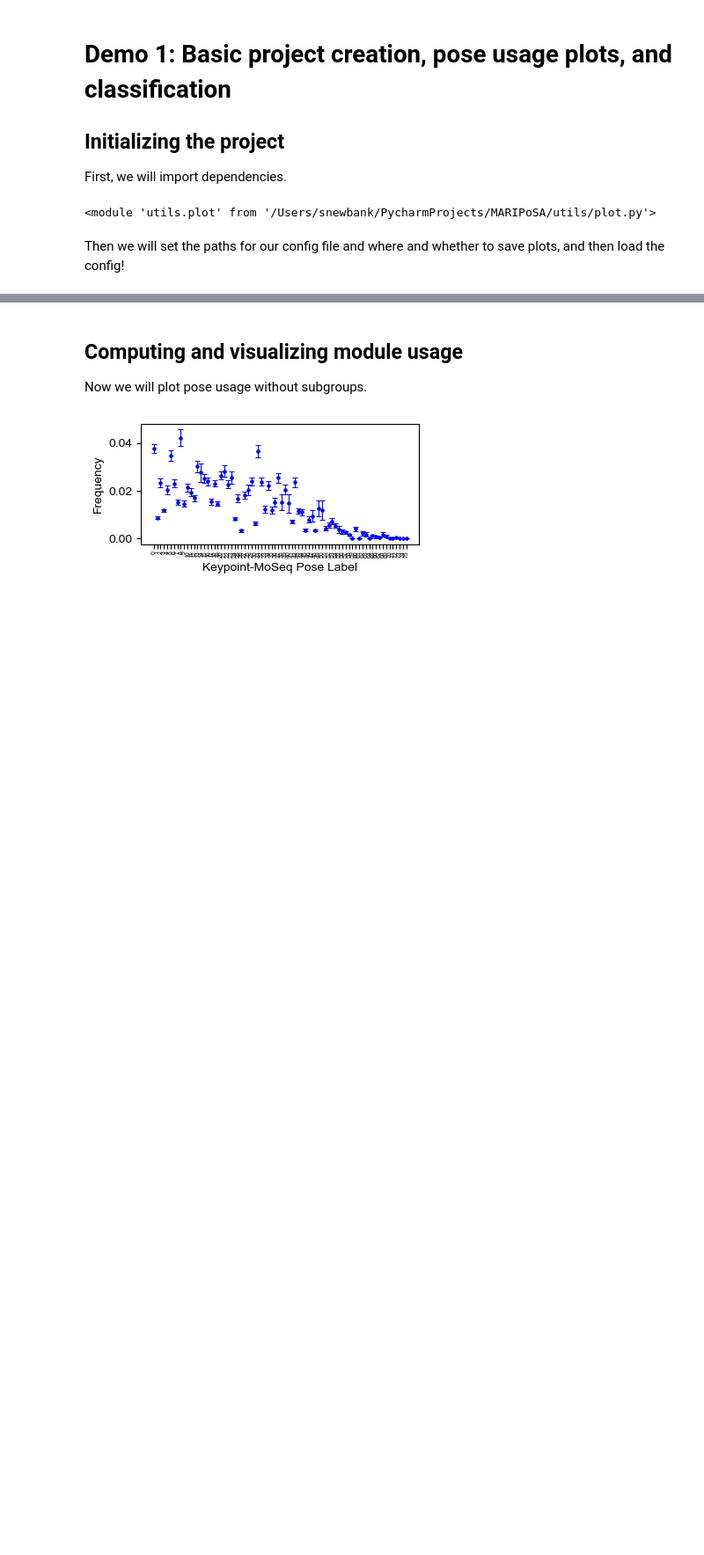
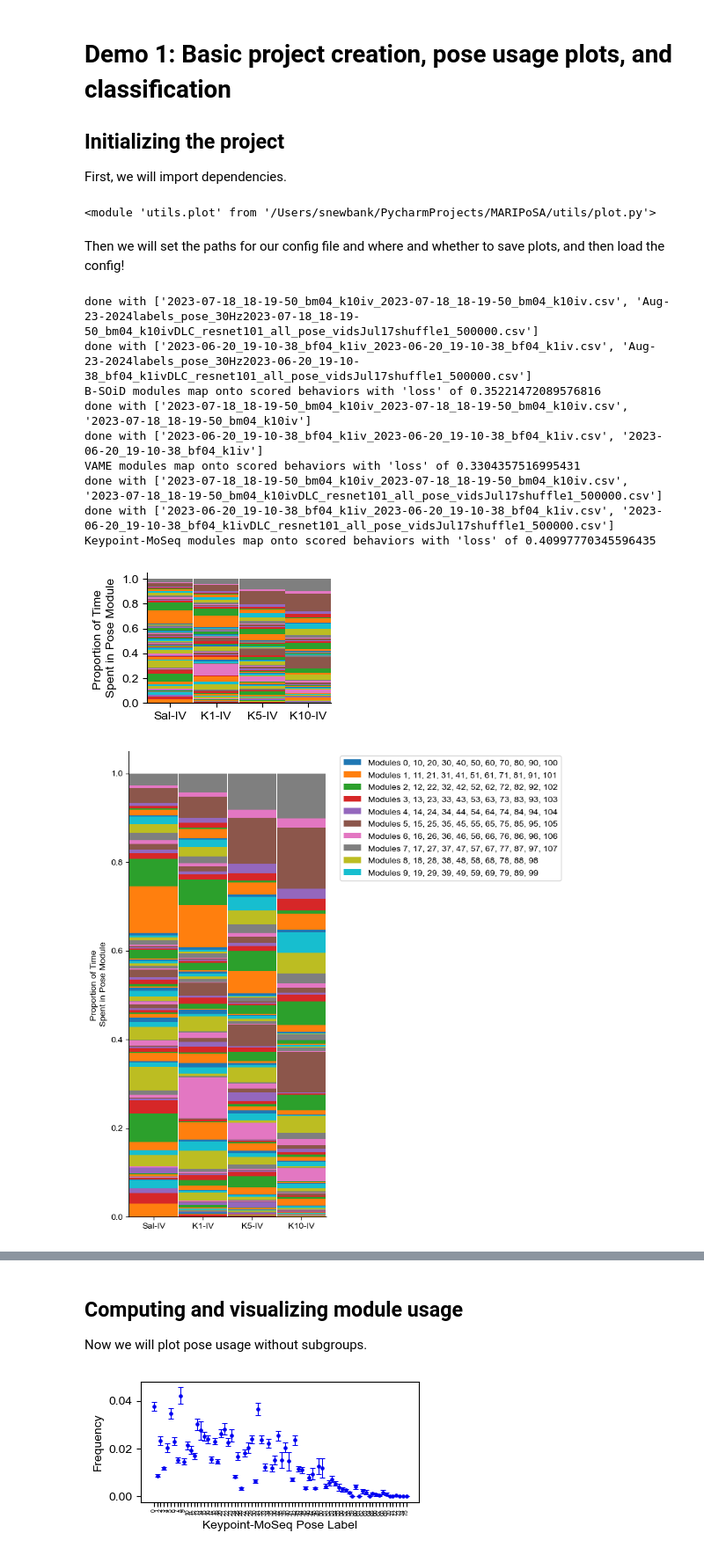
Before and after one commit to s-ewbank/MARIPoSA, a Jupyter notebook: demo/demo1_start.ipynb, the cells around one changed output, grey strips where cells are left out. Shown at 88% size. Cells and saved outputs as stored; diff of their text form; code cells hidden in the pictures; blank space fills up the shorter version.

```diff
--- a/demo/demo1_start.ipynb
+++ b/demo/demo1_start.ipynb
@@ -45,3 +45,47 @@ save=False
 
 #Load config
 config = metadata.load_project(config_path)
+# %%
+importlib.reload(plot)
+selected_subgroups=["saliv","k1iv","k5iv","k10iv"]
+alt_xticks=["Sal-IV","K1-IV","K5-IV","K10-IV"]
+
+figW=3
+figH=2
+
+for dset in range(3):
+    config_path=config_paths[dset]
+    save_path=save_paths[dset]
+    save=True
+
+    #Load config
+    config = metadata.load_project(config_path)
+
+    labels_df, n_modules = analysis.label_counter_subgroups(config,0,1200,selected_subgroups=selected_subgroups)
+
+    BORIS_to_pose_mat, BORIS_to_pose_mat_normalized, loss = analysis.BORIS_to_pose(config)
+    analysis.make_remappings_from_BORIS(config,BORIS_to_pose_mat=BORIS_to_pose_mat)
+    fig = plot.plot_module_usage_stacked(config,labels_df,0,1200,alt_xticks=alt_xticks,figW=figW,figH=figH,legend=False)
+    if save==True:
+        plt.savefig(save_path+"stacked_doseresp_usage.png",transparent=True, dpi=500)
+    fig = plot.plot_module_usage_stacked(config,labels_df,0,1200,alt_xticks=alt_xticks,figW=8,figH=8)
+    if save==True:
+        plt.savefig(save_path+"stacked_doseresp_usage_LEGEND.png",transparent=True, dpi=500)
+    fig = plot.plot_module_usage_stacked(config,labels_df,0,1200,alt_xticks=alt_xticks,BORIS_to_pose_mat=BORIS_to_pose_mat,figW=figW,figH=figH,legend=False)
+    if save==True:
+        plt.savefig(save_path+"stacked_doseresp_usage_remapped.png",transparent=True, dpi=500)
+    fig = plot.plot_module_usage_stacked(config,labels_df,0,1200,alt_xticks=alt_xticks,BORIS_to_pose_mat=BORIS_to_pose_mat,figW=8,figH=8)
+    if save==True:
+        plt.savefig(save_path+"stacked_doseresp_usage_remapped_LEGEND.png",transparent=True, dpi=500)
+# %% [output]
+done with ['2023-07-18_18-19-50_bm04_k10iv_2023-07-18_18-19-50_bm04_k10iv.csv', 'Aug-23-2024labels_pose_30Hz2023-07-18_18-19-50_bm04_k10ivDLC_resnet101_all_pose_vidsJul17shuffle1_500000.csv']
+done with ['2023-06-20_19-10-38_bf04_k1iv_2023-06-20_19-10-38_bf04_k1iv.csv', 'Aug-23-2024labels_pose_30Hz2023-06-20_19-10-38_bf04_k1ivDLC_resnet101_all_pose_vidsJul17shuffle1_500000.csv']
+B-SOiD modules map onto scored behaviors with 'loss' of 0.35221472089576816
+done with ['2023-07-18_18-19-50_bm04_k10iv_2023-07-18_18-19-50_bm04_k10iv.csv', '2023-07-18_18-19-50_bm04_k10iv']
+done with ['2023-06-20_19-10-38_bf04_k1iv_2023-06-20_19-10-38_bf04_k1iv.csv', '2023-06-20_19-10-38_bf04_k1iv']
+VAME modules map onto scored behaviors with 'loss' of 0.3304357516995431
+done with ['2023-07-18_18-19-50_bm04_k10iv_2023-07-18_18-19-50_bm04_k10iv.csv', '2023-07-18_18-19-50_bm04_k10ivDLC_resnet101_all_pose_vidsJul17shuffle1_500000.csv']
+done with ['2023-06-20_19-10-38_bf04_k1iv_2023-06-20_19-10-38_bf04_k1iv.csv', '2023-06-20_19-10-38_bf04_k1ivDLC_resnet101_all_pose_vidsJul17shuffle1_500000.csv']
+Keypoint-MoSeq modules map onto scored behaviors with 'loss' of 0.40997770345596435
+[figure, added]
+[figure, added]
```
Also changed, not shown: parts of 10 cells of this notebook, 5 other files.
